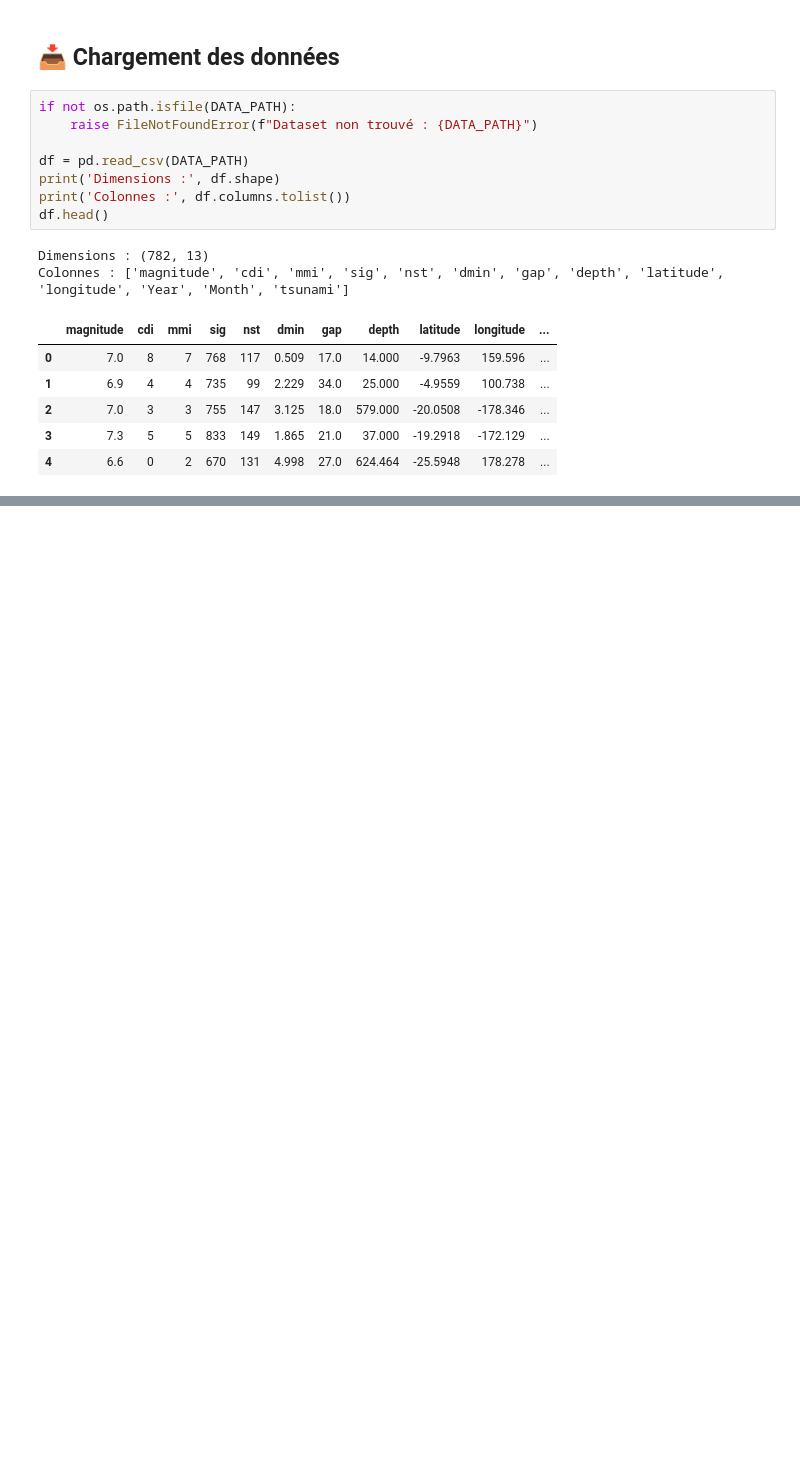
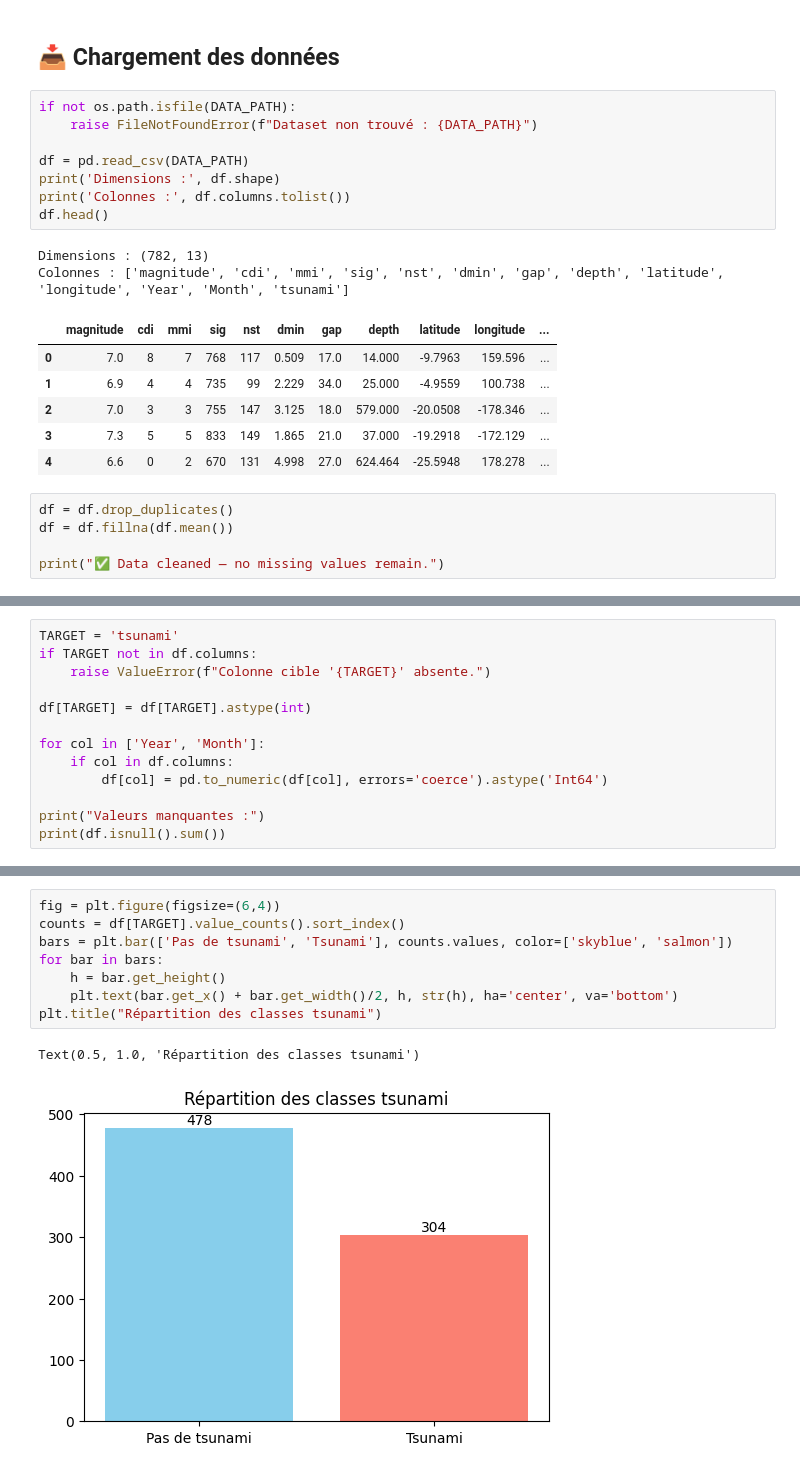
Before and after one commit to ayoub1999hannachi/earthquake-tsunami, a Jupyter notebook: notebooks/earthquake-tsunami.ipynb, the cells around one changed output, grey strips where cells are left out. Cells and saved outputs as stored; diff of their text form; blank space fills up the shorter version.

```diff
--- a/notebooks/earthquake-tsunami.ipynb
+++ b/notebooks/earthquake-tsunami.ipynb
@@ -37,3 +37,8 @@ Colonnes : ['magnitude', 'cdi', 'mmi', 'sig', 'nst', 'dmin', 'gap', 'depth', 'la
 | 2 | 7.0 | 3 | 3 | 755 | 147 | 3.125 | 18.0 | 579.000 | -20.0508 | -178.346 | ... |
 | 3 | 7.3 | 5 | 5 | 833 | 149 | 1.865 | 21.0 | 37.000 | -19.2918 | -172.129 | ... |
 | 4 | 6.6 | 0 | 2 | 670 | 131 | 4.998 | 27.0 | 624.464 | -25.5948 | 178.278 | ... |
+# %%
+df = df.drop_duplicates()
+df = df.fillna(df.mean())
+
+print("✅ Data cleaned — no missing values remain.")
@@ -39,0 +49,13 @@ Colonnes : ['magnitude', 'cdi', 'mmi', 'sig', 'nst', 'dmin', 'gap', 'depth', 'la
+# %%
+TARGET = 'tsunami'
+if TARGET not in df.columns:
+    raise ValueError(f"Colonne cible '{TARGET}' absente.")
+
+df[TARGET] = df[TARGET].astype(int)
+
+for col in ['Year', 'Month']:
+    if col in df.columns:
+        df[col] = pd.to_numeric(df[col], errors='coerce').astype('Int64')
+
+print("Valeurs manquantes :")
+print(df.isnull().sum())
@@ -39,0 +79,11 @@ Colonnes : ['magnitude', 'cdi', 'mmi', 'sig', 'nst', 'dmin', 'gap', 'depth', 'la
+# %%
+fig = plt.figure(figsize=(6,4))
+counts = df[TARGET].value_counts().sort_index()
+bars = plt.bar(['Pas de tsunami', 'Tsunami'], counts.values, color=['skyblue', 'salmon'])
+for bar in bars:
+    h = bar.get_height()
+    plt.text(bar.get_x() + bar.get_width()/2, h, str(h), ha='center', va='bottom')
+plt.title("Répartition des classes tsunami")
+# %% [output]
+Text(0.5, 1.0, 'Répartition des classes tsunami')
+[figure, added]
```
Also changed, not shown: parts of 5 cells of this notebook.
